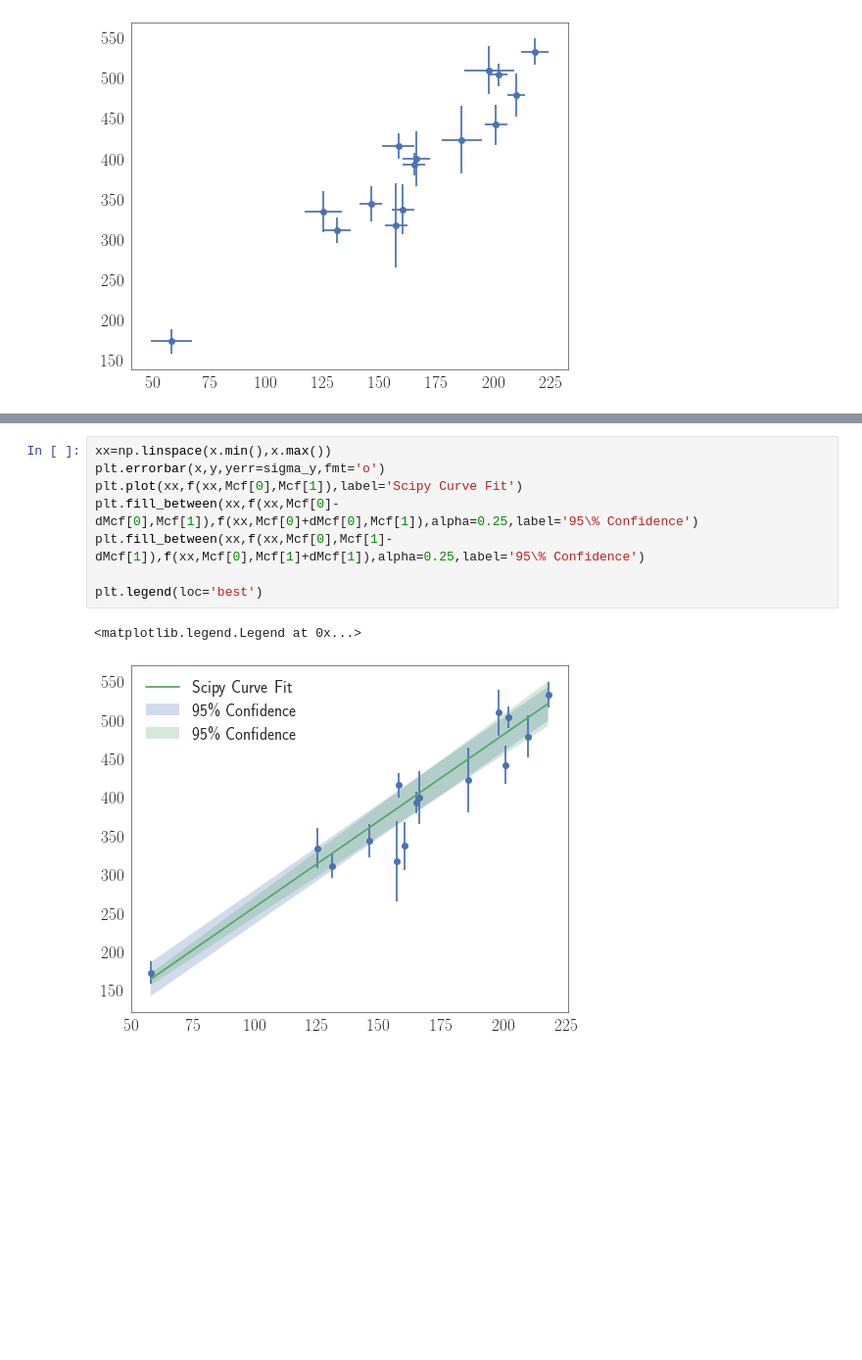
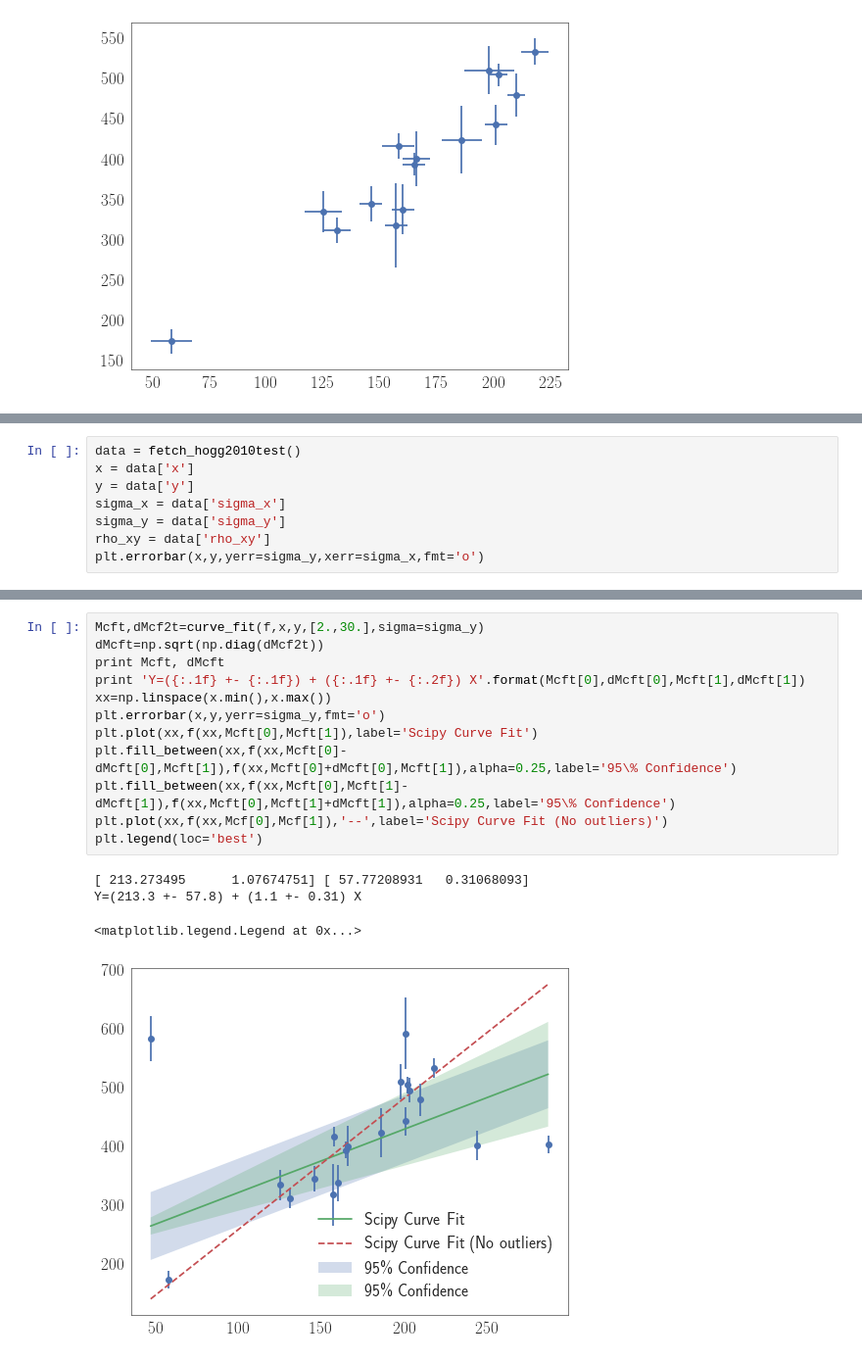
Before and after one commit to UOAPythonWorkshop/Astrostatistics-Workshop, a Jupyter notebook: Linear Regression.ipynb, the cells around one changed output, grey strips where cells are left out. Shown at 98% size. Drawn from its saved outputs; the diff is of its cells as text; blank space fills up the shorter version.

Commit message:
Added outlier fit

```diff
--- a/Linear Regression.ipynb
+++ b/Linear Regression.ipynb
@@ -76,0 +113,8 @@ Y=(34.8 +- 22.0) + (2.2 +- 0.13) X
+# %%
+data = fetch_hogg2010test()
+x = data['x']
+y = data['y']
+sigma_x = data['sigma_x']
+sigma_y = data['sigma_y']
+rho_xy = data['rho_xy']
+plt.errorbar(x,y,yerr=sigma_y,xerr=sigma_x,fmt='o')
@@ -77,11 +124,17 @@ Y=(34.8 +- 22.0) + (2.2 +- 0.13) X
 # %%
+Mcft,dMcf2t=curve_fit(f,x,y,[2.,30.],sigma=sigma_y)
+dMcft=np.sqrt(np.diag(dMcf2t))
+print Mcft, dMcft
+print 'Y=({:.1f} +- {:.1f}) + ({:.1f} +- {:.2f}) X'.format(Mcft[0],dMcft[0],Mcft[1],dMcft[1])
 xx=np.linspace(x.min(),x.max())
 plt.errorbar(x,y,yerr=sigma_y,fmt='o')
-plt.plot(xx,f(xx,Mcf[0],Mcf[1]),label='Scipy Curve Fit')
-plt.fill_between(xx,f(xx,Mcf[0]-dMcf[0],Mcf[1]),f(xx,Mcf[0]+dMcf[0],Mcf[1]),alpha=0.25,label='95\% Confidence')
-plt.fill_between(xx,f(xx,Mcf[0],Mcf[1]-dMcf[1]),f(xx,Mcf[0],Mcf[1]+dMcf[1]),alpha=0.25,label='95\% Confidence')
-
+plt.plot(xx,f(xx,Mcft[0],Mcft[1]),label='Scipy Curve Fit')
+plt.fill_between(xx,f(xx,Mcft[0]-dMcft[0],Mcft[1]),f(xx,Mcft[0]+dMcft[0],Mcft[1]),alpha=0.25,label='95\% Confidence')
+plt.fill_between(xx,f(xx,Mcft[0],Mcft[1]-dMcft[1]),f(xx,Mcft[0],Mcft[1]+dMcft[1]),alpha=0.25,label='95\% Confidence')
+plt.plot(xx,f(xx,Mcf[0],Mcf[1]),'--',label='Scipy Curve Fit (No outliers)')
 plt.legend(loc='best')
 # %% [output]
-<matplotlib.legend.Legend at 0x...>
+[ 213.273495      1.07674751] [ 57.77208931   0.31068093]
+Y=(213.3 +- 57.8) + (1.1 +- 0.31) X
+<matplotlib.legend.Legend at 0x...>
-[figure, old version]
+[figure, new version]
```
Also changed, not shown: parts of 6 cells of this notebook.
